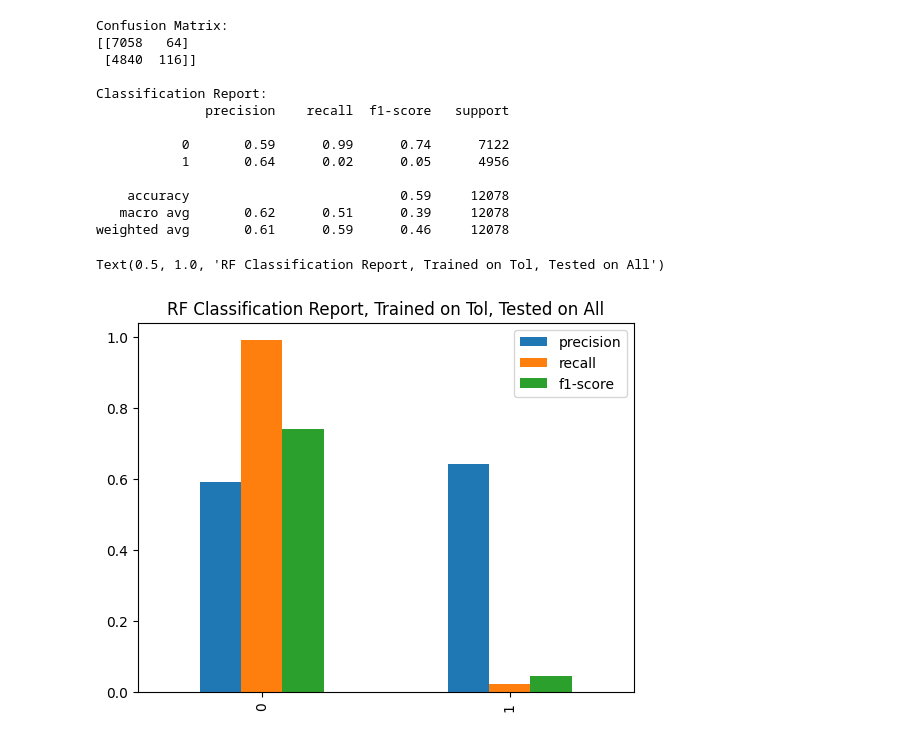
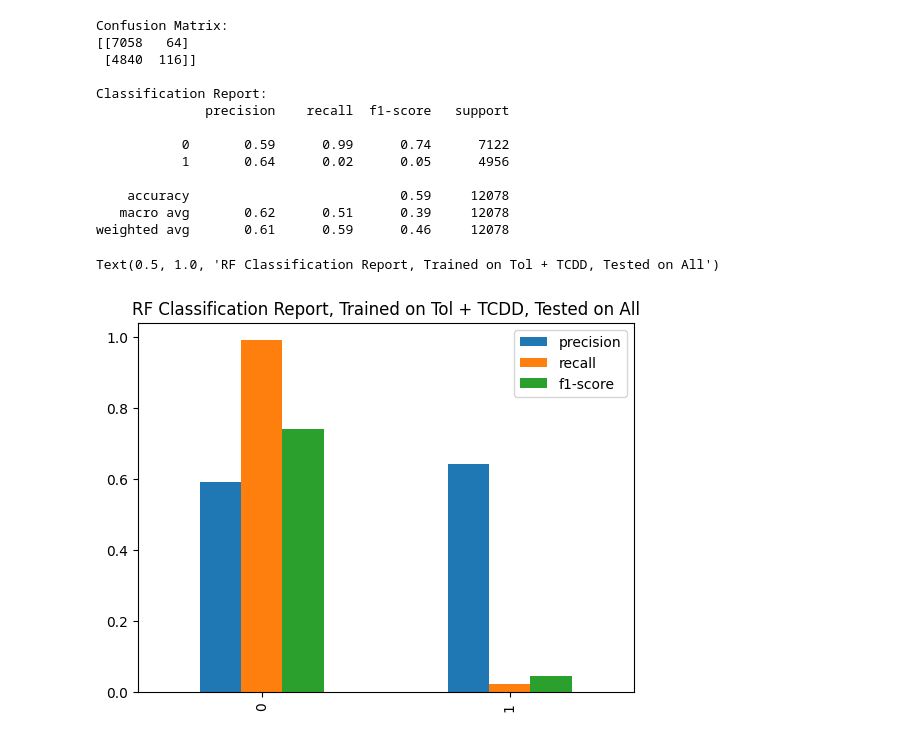
Before and after one commit to NotRithik/Mitochondrial-Function-Prediction-V2, a Jupyter notebook: SVM_RF.ipynb, the cells around one changed output. Saved outputs shown, nothing was run; the diff lists cells and outputs as text; code cells hidden in the pictures.

```diff
--- a/SVM_RF.ipynb
+++ b/SVM_RF.ipynb
@@ -190,33 +381,33 @@ Text(0.5, 1.0, 'SVM Classification Report, Trained on Tol, Tested on All')
 new_pred = rf_model.predict(new_X_test)
 
 print("Confusion Matrix:")
 print(confusion_matrix(new_y, new_pred))
 
 print("\nClassification Report:")
 print(classification_report(new_y, new_pred))
 
 
 # store the classification report and turn into barchart
 report = classification_report(new_y, new_pred, output_dict=True)
 df = pd.DataFrame(report).transpose()
 # draw a plot to show this
 df = df.drop('support', axis = 1)
 # draw a plot to show this for 0, 1 a
 df.iloc[0:2].plot(kind='bar')
-plt.title('RF Classification Report, Trained on Tol, Tested on All')
+plt.title('RF Classification Report, Trained on Tol + TCDD, Tested on All')
 # %% [output]
 Confusion Matrix:
 [[7058   64]
  [4840  116]]
 
 Classification Report:
               precision    recall  f1-score   support
 
            0       0.59      0.99      0.74      7122
            1       0.64      0.02      0.05      4956
 
     accuracy                           0.59     12078
    macro avg       0.62      0.51      0.39     12078
 weighted avg       0.61      0.59      0.46     12078
-Text(0.5, 1.0, 'RF Classification Report, Trained on Tol, Tested on All')
+Text(0.5, 1.0, 'RF Classification Report, Trained on Tol + TCDD, Tested on All')
-[figure, old version]
+[figure, new version]
```
Also changed, not shown: parts of 16 cells of this notebook.
